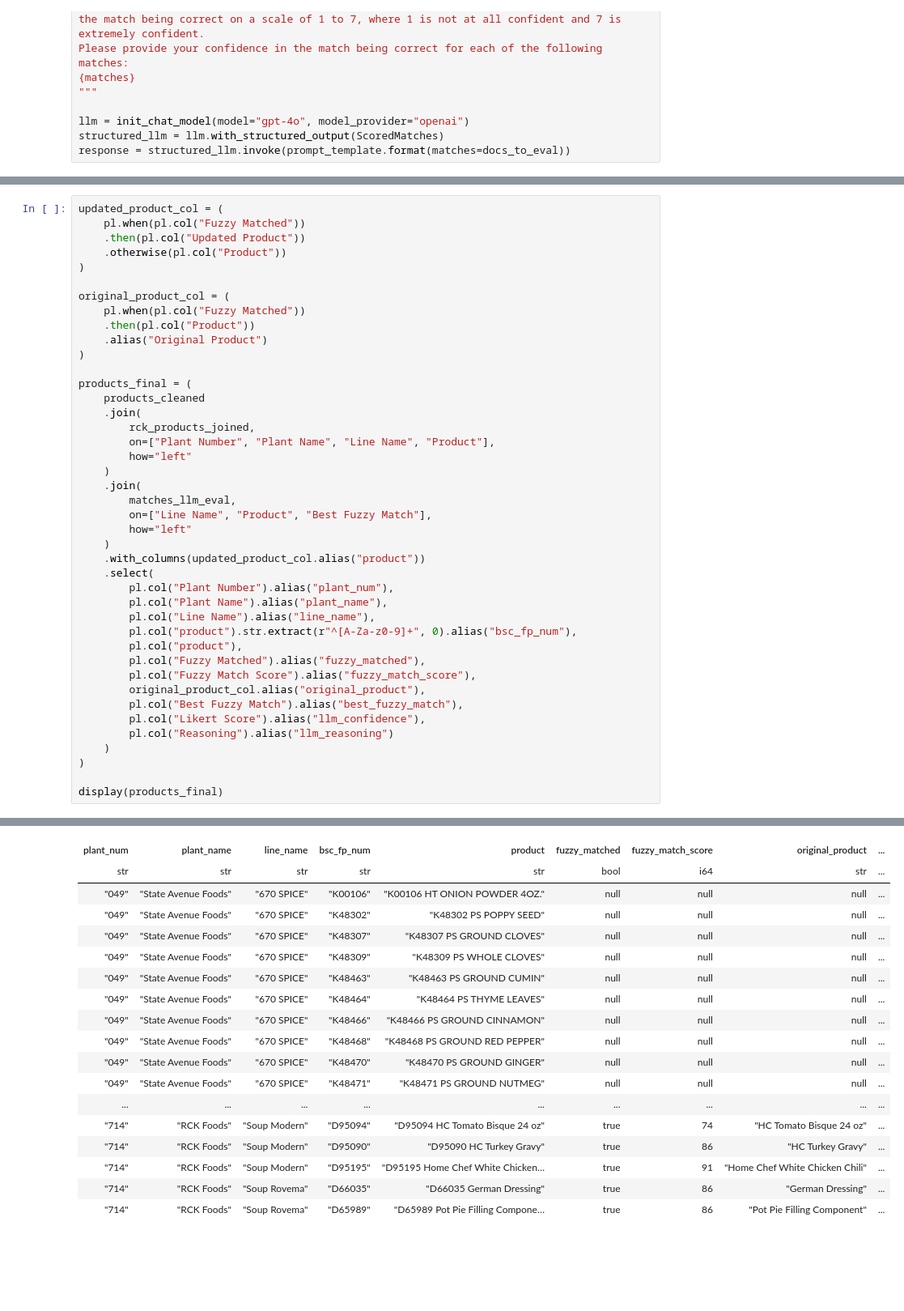
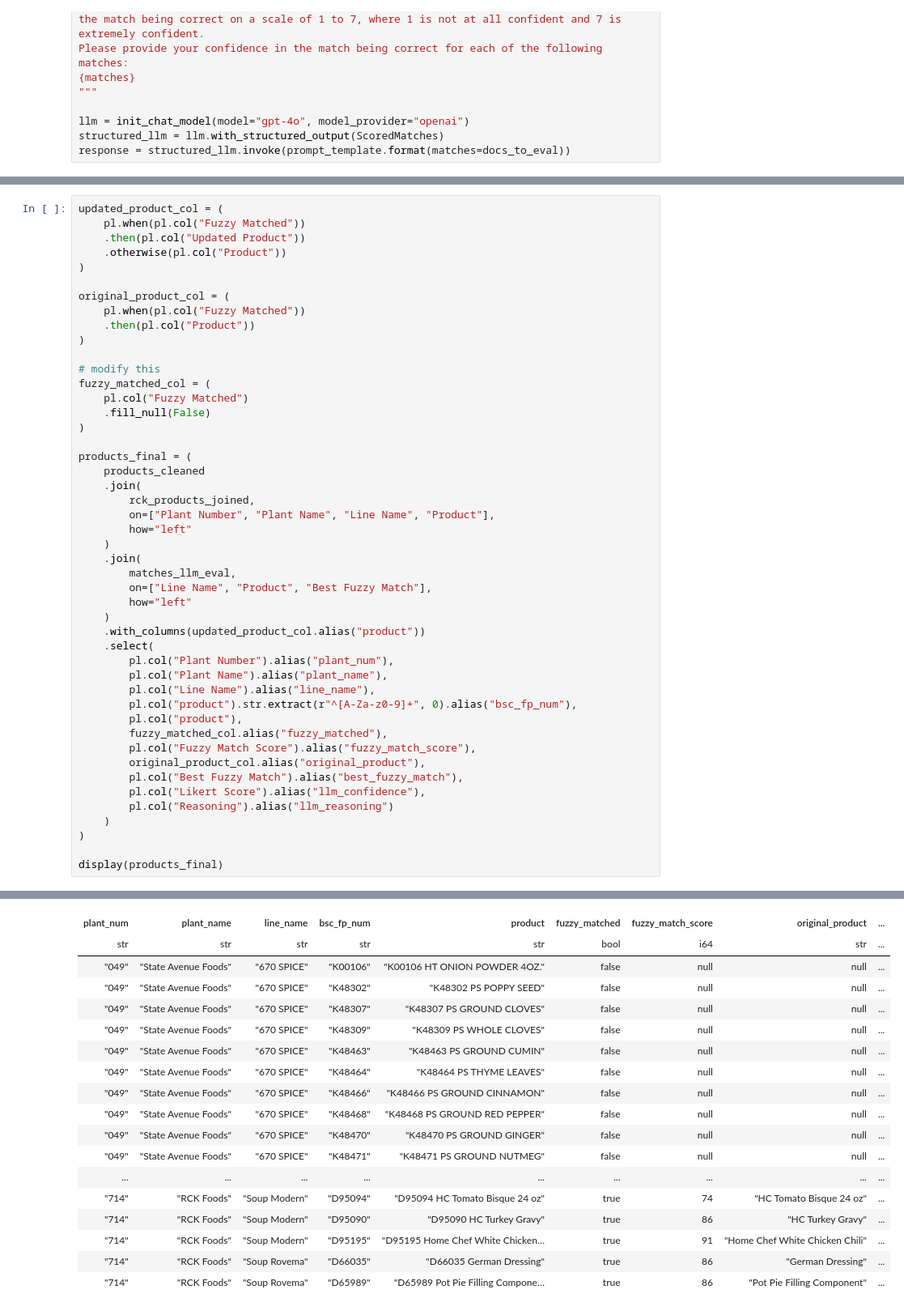
Before and after one commit to 8451LLC/labs-mfg-capabilities, a Jupyter notebook: nbs/prepare_data/join_with_formulations.ipynb, the cells around one changed output, grey strips where cells are left out. Shown at 81% size. Saved outputs shown, nothing was run; the diff lists cells and outputs as text; blank space fills up the shorter version.

```diff
--- a/nbs/prepare_data/join_with_formulations.ipynb
+++ b/nbs/prepare_data/join_with_formulations.ipynb
@@ -323,7 +323,12 @@ updated_product_col = (
 original_product_col = (
     pl.when(pl.col("Fuzzy Matched"))
     .then(pl.col("Product"))
-    .alias("Original Product")
+)
+
+# modify this
+fuzzy_matched_col = (
+    pl.col("Fuzzy Matched")
+    .fill_null(False)
 )
 
 products_final = (
@@ -331,44 +336,44 @@ products_final = (
     .join(
         rck_products_joined,
         on=["Plant Number", "Plant Name", "Line Name", "Product"],
         how="left"
     )
     .join(
         matches_llm_eval,
         on=["Line Name", "Product", "Best Fuzzy Match"],
         how="left"
     )
     .with_columns(updated_product_col.alias("product"))
     .select(
         pl.col("Plant Number").alias("plant_num"),
         pl.col("Plant Name").alias("plant_name"),
         pl.col("Line Name").alias("line_name"),
         pl.col("product").str.extract(r"^[A-Za-z0-9]+", 0).alias("bsc_fp_num"),
         pl.col("product"),
-        pl.col("Fuzzy Matched").alias("fuzzy_matched"),
+        fuzzy_matched_col.alias("fuzzy_matched"),
         pl.col("Fuzzy Match Score").alias("fuzzy_match_score"),
         original_product_col.alias("original_product"),
         pl.col("Best Fuzzy Match").alias("best_fuzzy_match"),
         pl.col("Likert Score").alias("llm_confidence"),
         pl.col("Reasoning").alias("llm_reasoning")
     )
 )
 
 display(products_final)
 # %% [output]
 shape: (673, 11)
 | plant_num | plant_name | line_name | bsc_fp_num | product | fuzzy_matched | fuzzy_match_score | original_product | ... |
 | str | str | str | str | str | bool | i64 | str | ... |
-| "049" | "State Avenue Foods" | "670 SPICE" | "K00106" | "K00106 HT ONION POWDER 4OZ." | null | null | null | ... |
-| "049" | "State Avenue Foods" | "670 SPICE" | "K48302" | "K48302 PS POPPY SEED" | null | null | null | ... |
-| "049" | "State Avenue Foods" | "670 SPICE" | "K48307" | "K48307 PS GROUND CLOVES" | null | null | null | ... |
-| "049" | "State Avenue Foods" | "670 SPICE" | "K48309" | "K48309 PS WHOLE CLOVES" | null | null | null | ... |
-| "049" | "State Avenue Foods" | "670 SPICE" | "K48463" | "K48463 PS GROUND CUMIN" | null | null | null | ... |
-| "049" | "State Avenue Foods" | "670 SPICE" | "K48464" | "K48464 PS THYME LEAVES" | null | null | null | ... |
-| "049" | "State Avenue Foods" | "670 SPICE" | "K48466" | "K48466 PS GROUND CINNAMON" | null | null | null | ... |
-| "049" | "State Avenue Foods" | "670 SPICE" | "K48468" | "K48468 PS GROUND RED PEPPER" | null | null | null | ... |
-| "049" | "State Avenue Foods" | "670 SPICE" | "K48470" | "K48470 PS GROUND GINGER" | null | null | null | ... |
-| "049" | "State Avenue Foods" | "670 SPICE" | "K48471" | "K48471 PS GROUND NUTMEG" | null | null | null | ... |
+| "049" | "State Avenue Foods" | "670 SPICE" | "K00106" | "K00106 HT ONION POWDER 4OZ." | false | null | null | ... |
+| "049" | "State Avenue Foods" | "670 SPICE" | "K48302" | "K48302 PS POPPY SEED" | false | null | null | ... |
+| "049" | "State Avenue Foods" | "670 SPICE" | "K48307" | "K48307 PS GROUND CLOVES" | false | null | null | ... |
+| "049" | "State Avenue Foods" | "670 SPICE" | "K48309" | "K48309 PS WHOLE CLOVES" | false | null | null | ... |
+| "049" | "State Avenue Foods" | "670 SPICE" | "K48463" | "K48463 PS GROUND CUMIN" | false | null | null | ... |
+| "049" | "State Avenue Foods" | "670 SPICE" | "K48464" | "K48464 PS THYME LEAVES" | false | null | null | ... |
+| "049" | "State Avenue Foods" | "670 SPICE" | "K48466" | "K48466 PS GROUND CINNAMON" | false | null | null | ... |
+| "049" | "State Avenue Foods" | "670 SPICE" | "K48468" | "K48468 PS GROUND RED PEPPER" | false | null | null | ... |
+| "049" | "State Avenue Foods" | "670 SPICE" | "K48470" | "K48470 PS GROUND GINGER" | false | null | null | ... |
+| "049" | "State Avenue Foods" | "670 SPICE" | "K48471" | "K48471 PS GROUND NUTMEG" | false | null | null | ... |
 | ... | ... | ... | ... | ... | ... | ... | ... | ... |
 | "714" | "RCK Foods" | "Soup Modern" | "D95094" | "D95094 HC Tomato Bisque 24 oz" | true | 74 | "HC Tomato Bisque 24 oz" | ... |
 | "714" | "RCK Foods" | "Soup Modern" | "D95090" | "D95090 HC Turkey Gravy" | true | 86 | "HC Turkey Gravy" | ... |
```
Also changed, not shown: parts of 12 cells of this notebook.
